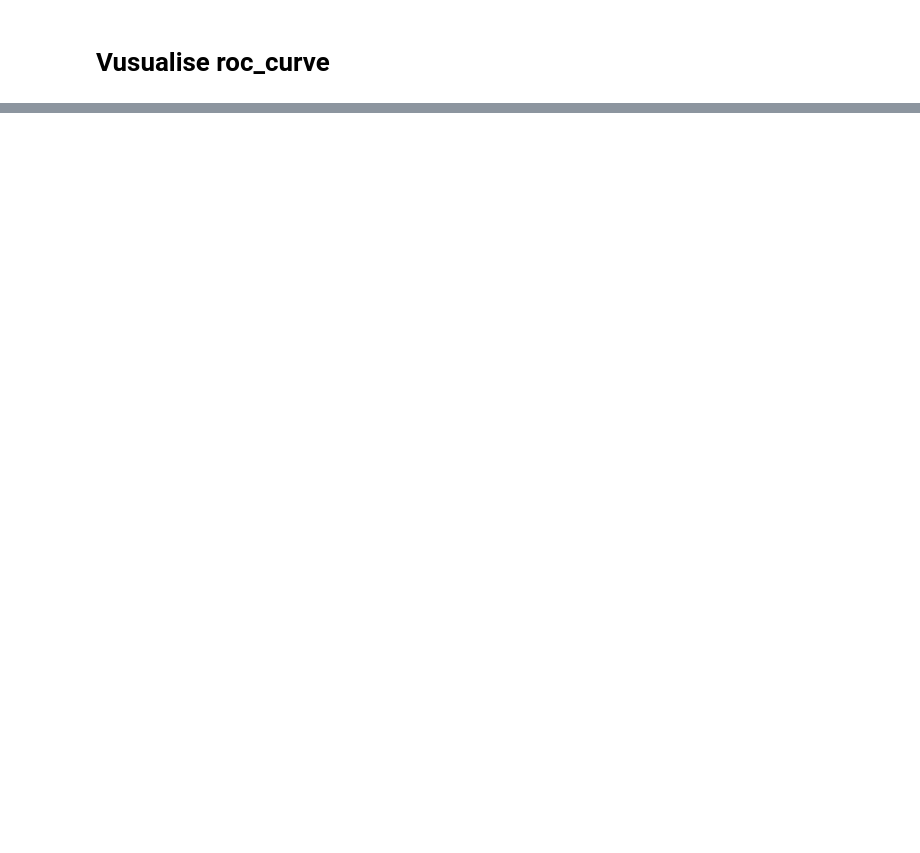
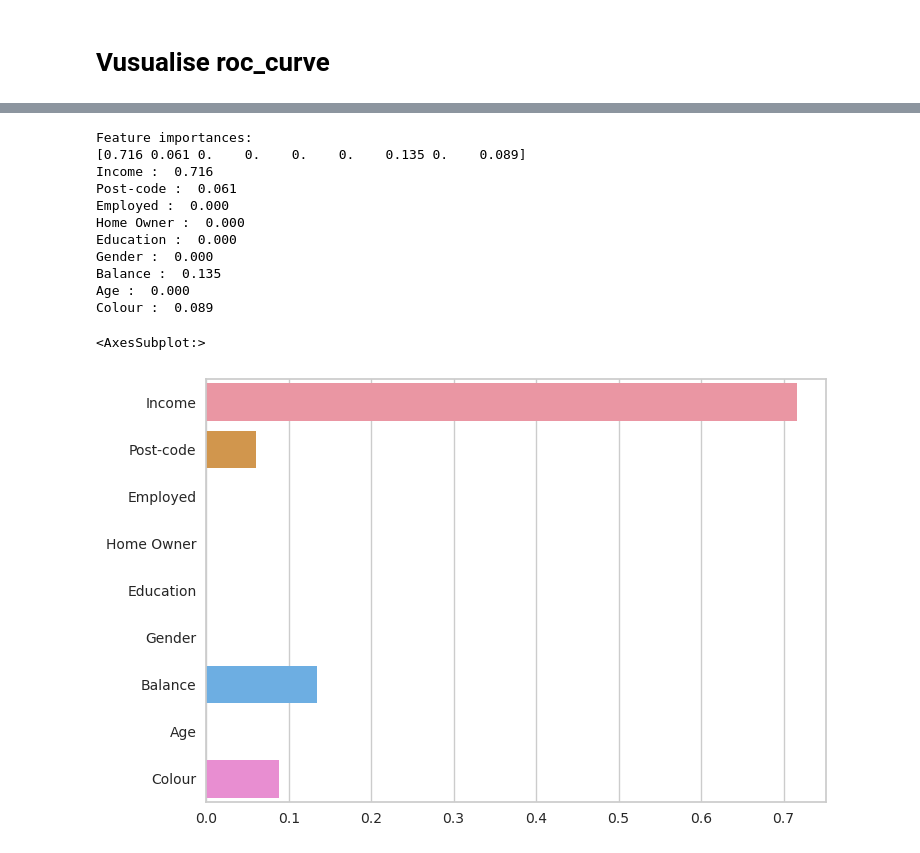
Before and after one commit to legacy-shu/Anaconda-Python-3-, a Jupyter notebook: python/assignment/machine_learning.ipynb, the cells around one changed output, grey strips where cells are left out. Drawn from its saved outputs; the diff is of its cells as text; code cells hidden in the pictures; blank space fills up the shorter version.

```diff
--- a/python/assignment/machine_learning.ipynb
+++ b/python/assignment/machine_learning.ipynb
@@ -167,0 +175,20 @@ plt.show()
+# %%
+#decision tree feature inportance
+print("Feature importances:\n{0}".format(np.round(decision_tree.feature_importances_,3)))
+for name,value in zip(X_features.columns, decision_tree.feature_importances_):
+    print("{0} : {1: .3f}".format(name, value))
+sns.barplot(x=decision_tree.feature_importances_, y=X_features.columns)
+# %% [output]
+Feature importances:
+[0.716 0.061 0.    0.    0.    0.    0.135 0.    0.089]
+Income :  0.716
+Post-code :  0.061
+Employed :  0.000
+Home Owner :  0.000
+Education :  0.000
+Gender :  0.000
+Balance :  0.135
+Age :  0.000
+Colour :  0.089
+<AxesSubplot:>
+[figure, added]
```
Also changed, not shown: parts of 8 cells of this notebook, 2 other files.
